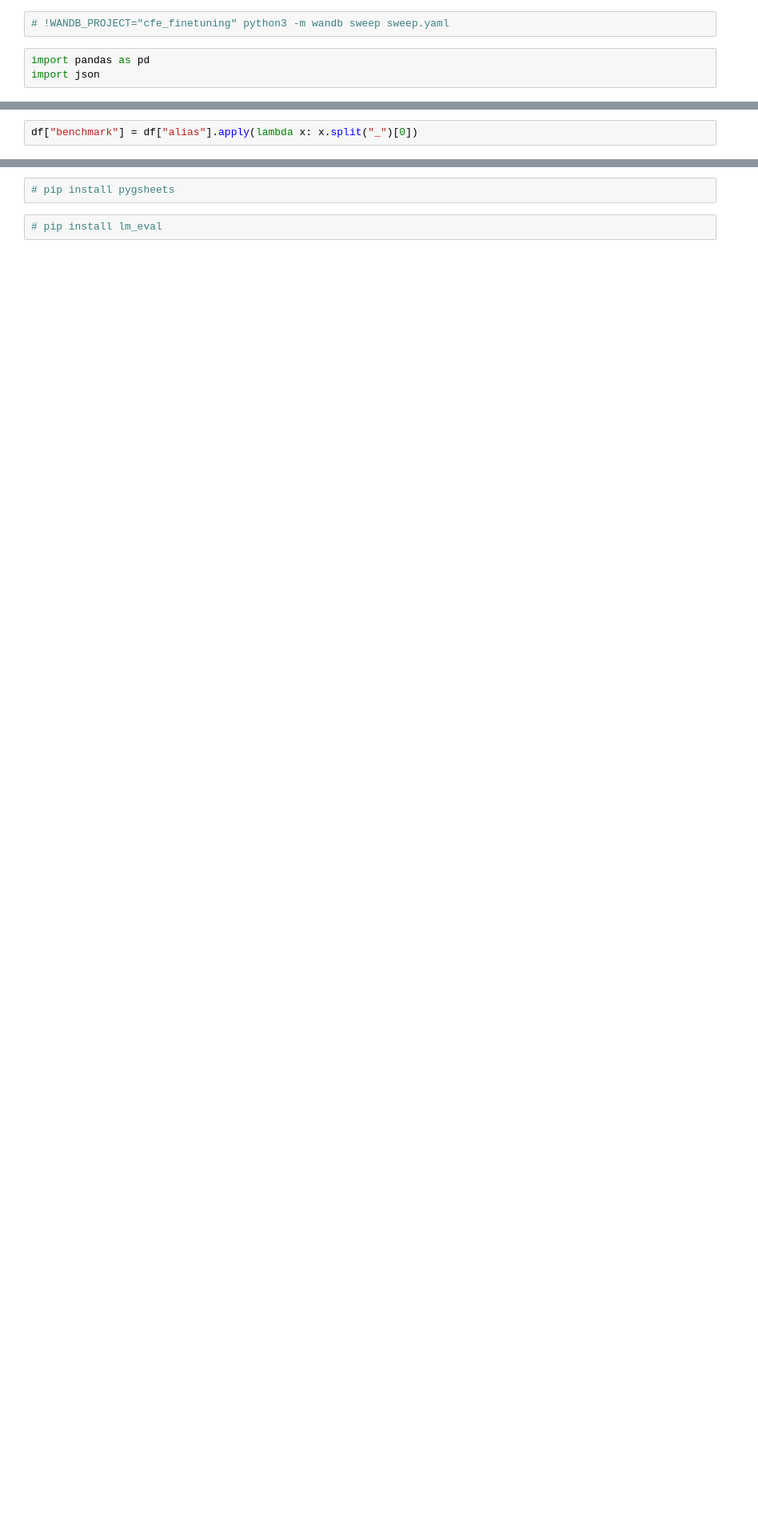
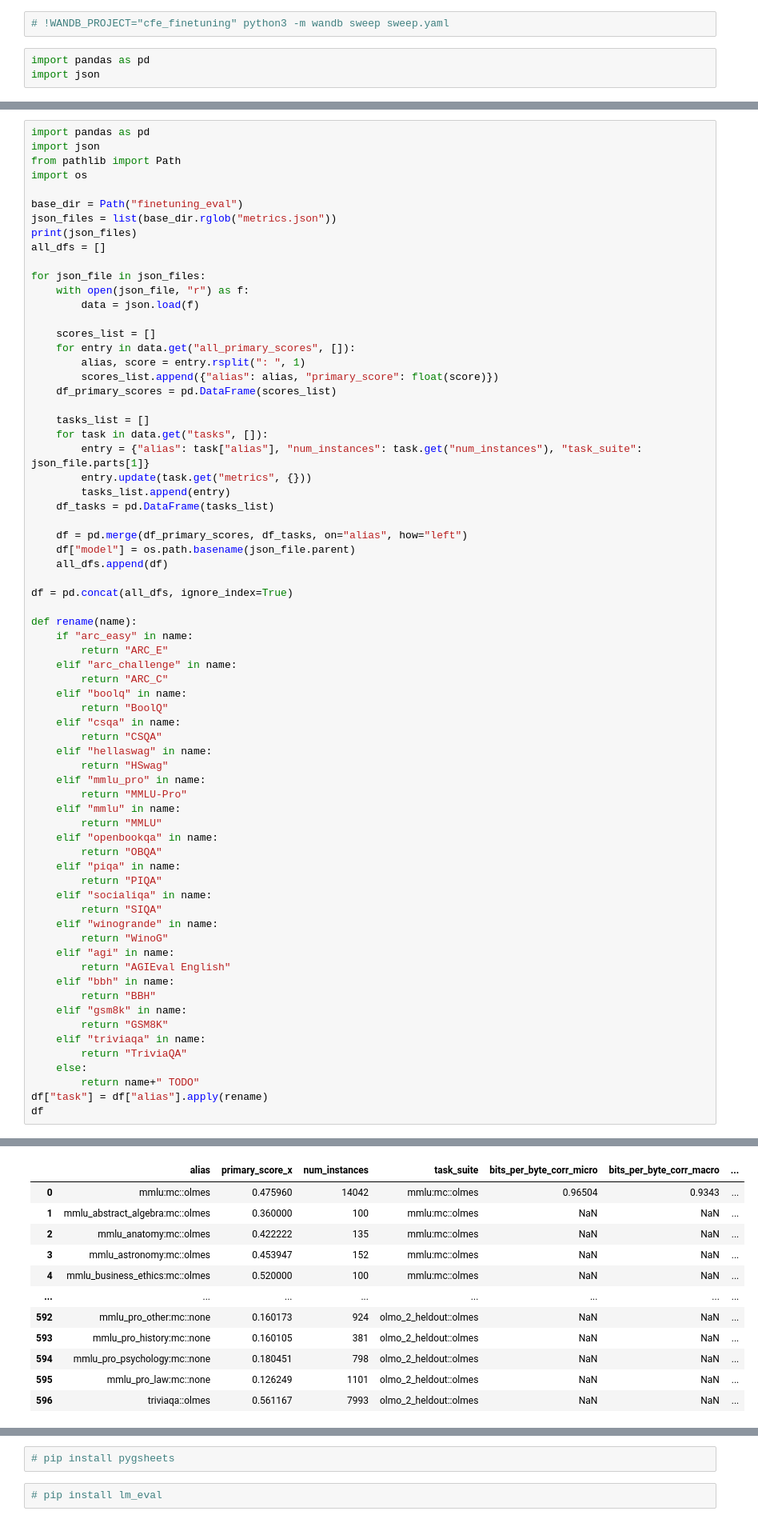
Before and after one commit to loris3/ceelm, a Jupyter notebook: finetuning_eval.ipynb, the cells around one changed output, grey strips where cells are left out. Shown at 80% size. Saved outputs shown, nothing was run; the diff lists cells and outputs as text; blank space fills up the shorter version.

Commit message:
finetuning eval

```diff
--- a/finetuning_eval.ipynb
+++ b/finetuning_eval.ipynb
@@ -50,2 +5,0 @@ df
-# %%
-df["benchmark"] = df["alias"].apply(lambda x: x.split("_")[0])
@@ -62,0 +6,70 @@ df.groupby("benchmark")[["primary_score_x", ]].mean()
+# %%
+import pandas as pd
+import json
+from pathlib import Path
+import os
+
+base_dir = Path("finetuning_eval")
+json_files = list(base_dir.rglob("metrics.json"))
+print(json_files)
+all_dfs = []
+
+for json_file in json_files:
+    with open(json_file, "r") as f:
+        data = json.load(f)
+
+    scores_list = []
+    for entry in data.get("all_primary_scores", []):
+        alias, score = entry.rsplit(": ", 1)
+        scores_list.append({"alias": alias, "primary_score": float(score)})
+    df_primary_scores = pd.DataFrame(scores_list)
+
+    tasks_list = []
+    for task in data.get("tasks", []):
+        entry = {"alias": task["alias"], "num_instances": task.get("num_instances"), "task_suite": json_file.parts[1]}
+        entry.update(task.get("metrics", {}))
+        tasks_list.append(entry)
+    df_tasks = pd.DataFrame(tasks_list)
+
+    df = pd.merge(df_primary_scores, df_tasks, on="alias", how="left")
+    df["model"] = os.path.basename(json_file.parent)
+    all_dfs.append(df)
+
+df = pd.concat(all_dfs, ignore_index=True)
+
+def rename(name):
+    if "arc_easy" in name:
+        return "ARC_E"
+    elif "arc_challenge" in name:
+        return "ARC_C"
+    elif "boolq" in name:
+        return "BoolQ"
+    elif "csqa" in name:
+        return "CSQA"
+    elif "hellaswag" in name:
+        return "HSwag"
+    elif "mmlu_pro" in name:
+        return "MMLU-Pro"
+    elif "mmlu" in name:
+        return "MMLU"
+    elif "openbookqa" in name:
+        return "OBQA"
+    elif "piqa" in name:
+        return "PIQA"
+    elif "socialiqa" in name:
+        return "SIQA"
+    elif "winogrande" in name:
+        return "WinoG"
+    elif "agi" in name:
+        return "AGIEval English"
+    elif "bbh" in name:
+        return "BBH"
+    elif "gsm8k" in name:
+        return "GSM8K"
+    elif "triviaqa" in name:
+        return "TriviaQA"
+    else:
+        return name+" TODO"
+df["task"] = df["alias"].apply(rename)
+df
+# %% [output]
@@ -62,0 +77,12 @@ df.groupby("benchmark")[["primary_score_x", ]].mean()
+|  | alias | primary_score_x | num_instances | task_suite | bits_per_byte_corr_micro | bits_per_byte_corr_macro | ... |
+| 0 | mmlu:mc::olmes | 0.475960 | 14042 | mmlu:mc::olmes | 0.96504 | 0.9343 | ... |
+| 1 | mmlu_abstract_algebra:mc::olmes | 0.360000 | 100 | mmlu:mc::olmes | NaN | NaN | ... |
+| 2 | mmlu_anatomy:mc::olmes | 0.422222 | 135 | mmlu:mc::olmes | NaN | NaN | ... |
+| 3 | mmlu_astronomy:mc::olmes | 0.453947 | 152 | mmlu:mc::olmes | NaN | NaN | ... |
+| 4 | mmlu_business_ethics:mc::olmes | 0.520000 | 100 | mmlu:mc::olmes | NaN | NaN | ... |
+| ... | ... | ... | ... | ... | ... | ... | ... |
+| 592 | mmlu_pro_other:mc::none | 0.160173 | 924 | olmo_2_heldout::olmes | NaN | NaN | ... |
+| 593 | mmlu_pro_history:mc::none | 0.160105 | 381 | olmo_2_heldout::olmes | NaN | NaN | ... |
+| 594 | mmlu_pro_psychology:mc::none | 0.180451 | 798 | olmo_2_heldout::olmes | NaN | NaN | ... |
+| 595 | mmlu_pro_law:mc::none | 0.126249 | 1101 | olmo_2_heldout::olmes | NaN | NaN | ... |
+| 596 | triviaqa::olmes | 0.561167 | 7993 | olmo_2_heldout::olmes | NaN | NaN | ... |
```
Also changed, not shown: parts of 6 cells of this notebook, 30 other files.
